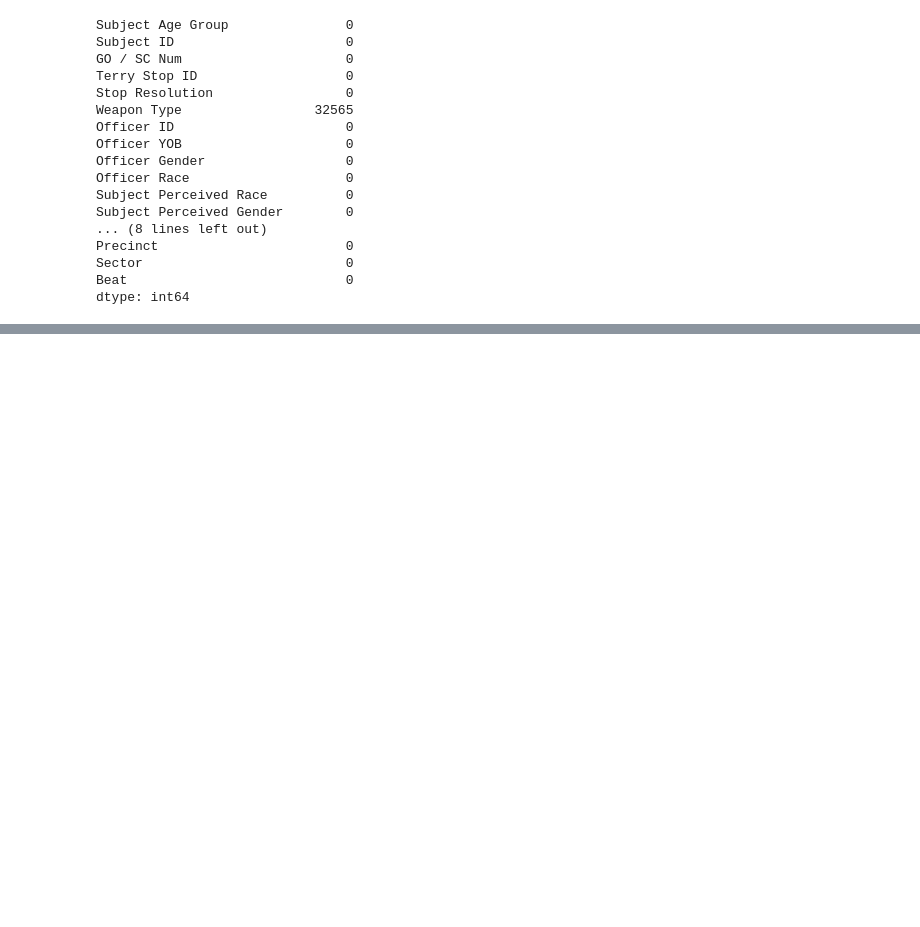
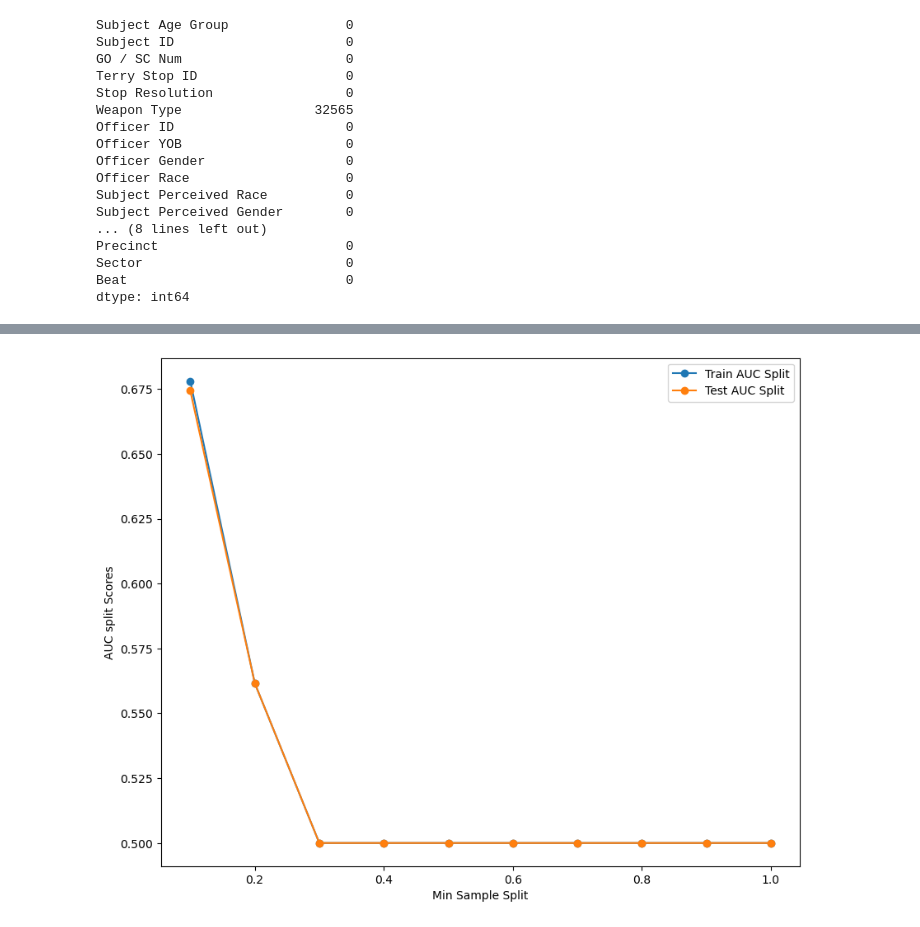
Before and after one commit to omendez930/Terry-Traffic-Stops-Phase3, a Jupyter notebook: index.ipynb, the cells around one changed output, grey strips where cells are left out. Saved outputs shown, nothing was run; the diff lists cells and outputs as text; code cells hidden in the pictures; blank space fills up the shorter version.

```diff
--- a/index.ipynb
+++ b/index.ipynb
@@ -145,0 +1062,34 @@ Length: 82, dtype: int64
+# %%
+# identify the optimal min-samples-split
+# min_sample_splits_value = np.arange(0.1,1.1,0.1)
+train_auc_splits2 = []
+test_auc_splits2 = []
+
+for split in min_sample_splits_value:
+    clf_split2 = DecisionTreeClassifier(min_samples_split=split, random_state=3)
+    clf_split2.fit(X_train_encoded_df2, y_train_encoded_series)
+
+    y_train_probs2 = clf_split2.predict(X_train_encoded_df2)
+    y_test_probs2 = clf_split2.predict(X_test_encoded_df2)
+    # y_train_probs = clf_split.predict_proba(X_train_encoded_df)[:,1]
+    # y_test_probs = clf_split.predict_proba(X_test_encoded_df)[:,1]
+
+    fpr_train_split2, tpr_train_split2, _ = roc_curve(y_train_encoded_series, y_train_probs2)
+    fpr_test_split2, tpr_test_split2, _ = roc_curve(y_test_encoded_series, y_test_probs2)
+
+    train_auc_split2 = auc(fpr_train_split2, tpr_train_split2)
+    test_auc_split2 = auc(fpr_test_split2, tpr_test_split2)
+
+    train_auc_splits2.append(train_auc_split2)
+    test_auc_splits2.append(test_auc_split2)
+
+
+plt.figure(figsize=(10,8))
+plt.plot(min_sample_splits_value, train_auc_splits2, label="Train AUC Split", marker="o")
+plt.plot(min_sample_splits_value, test_auc_splits2, label="Test AUC Split", marker="o")
+plt.xlabel("Min Sample Split")
+plt.ylabel("AUC split Scores")
+plt.legend()
+plt.show()
+# %% [output]
+[figure, added]
```
Also changed, not shown: parts of 76 cells of this notebook.
